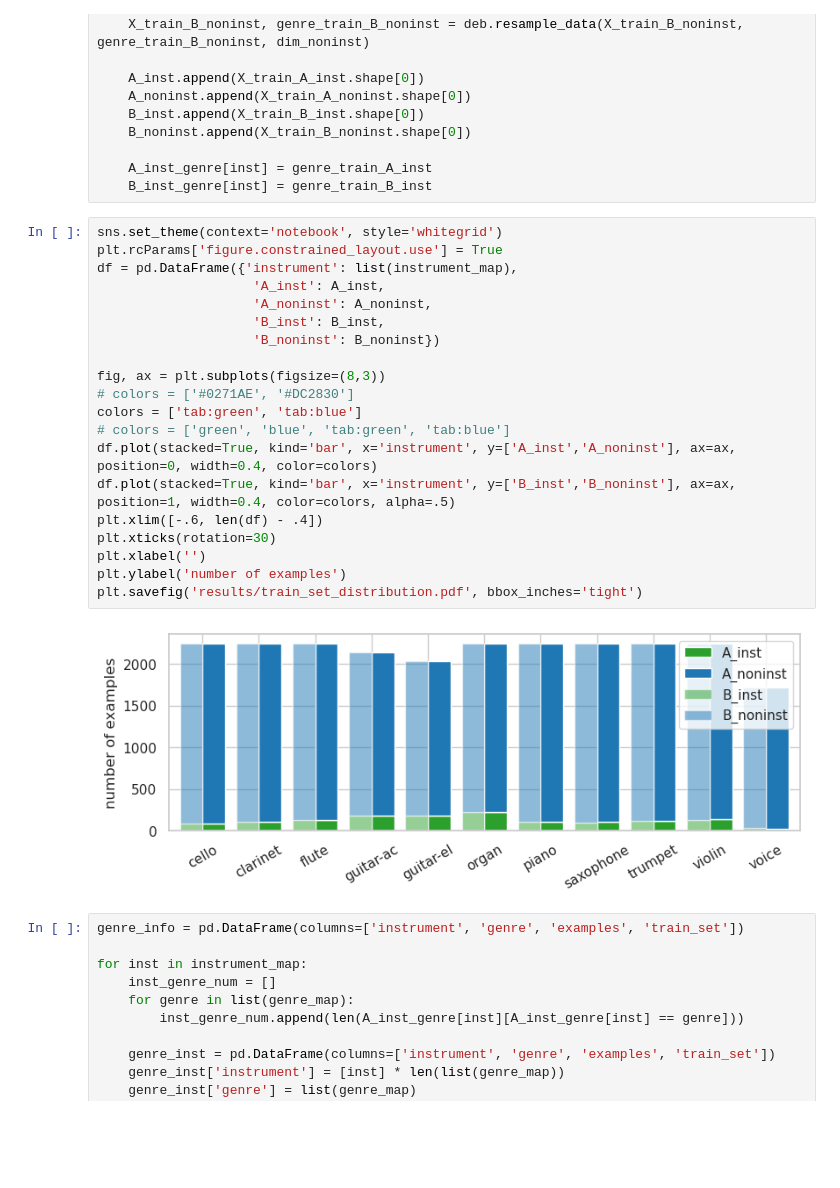
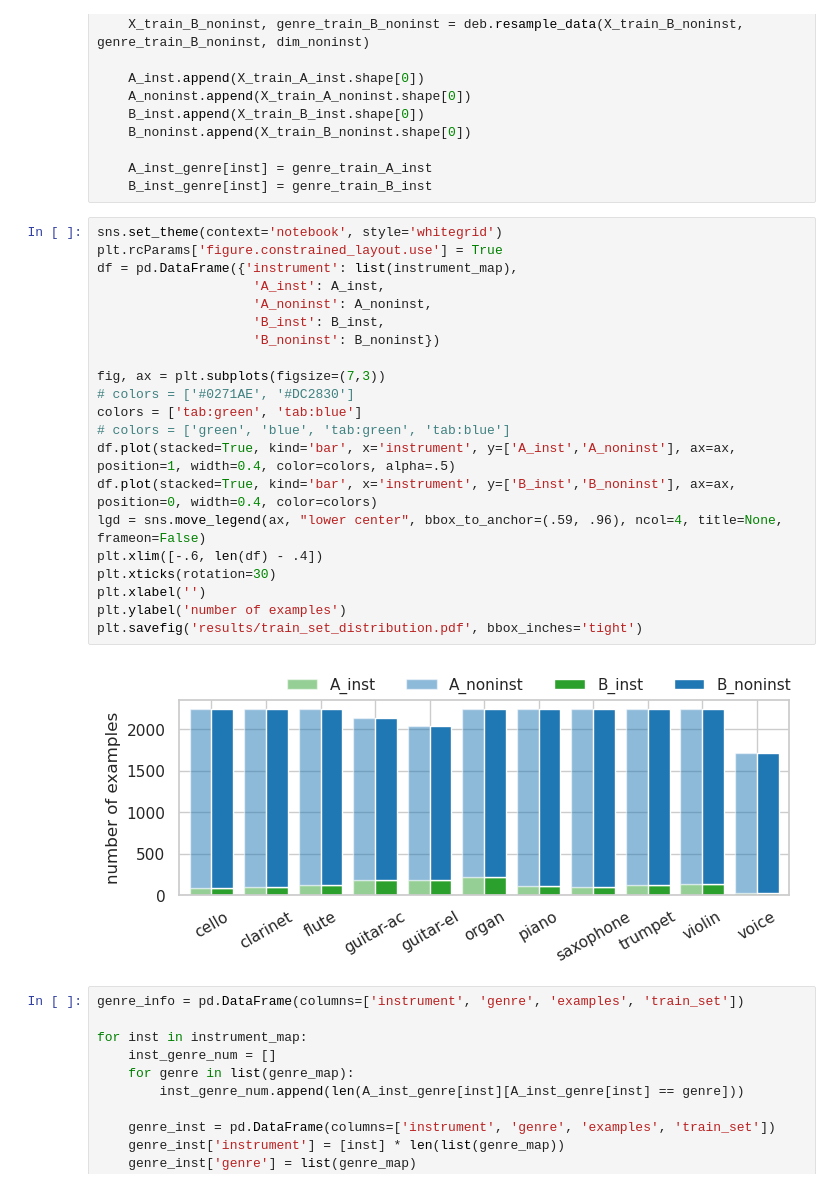
Before and after one commit to changhongw/audio-embedding-bias, a Jupyter notebook: 2_data_distribute.ipynb, the cells around one changed output. Drawn from its saved outputs; the diff is of its cells as text; blank space fills up the shorter version.

```diff
--- a/2_data_distribute.ipynb
+++ b/2_data_distribute.ipynb
@@ -96,25 +96,26 @@ for inst in instrument_map:
 # %%
 sns.set_theme(context='notebook', style='whitegrid')
 plt.rcParams['figure.constrained_layout.use'] = True
 df = pd.DataFrame({'instrument': list(instrument_map),
                     'A_inst': A_inst,
                     'A_noninst': A_noninst,
                     'B_inst': B_inst,
                     'B_noninst': B_noninst})
 
-fig, ax = plt.subplots(figsize=(8,3))
+fig, ax = plt.subplots(figsize=(7,3))
 # colors = ['#0271AE', '#DC2830']
 colors = ['tab:green', 'tab:blue']
 # colors = ['green', 'blue', 'tab:green', 'tab:blue']
-df.plot(stacked=True, kind='bar', x='instrument', y=['A_inst','A_noninst'], ax=ax, position=0, width=0.4, color=colors)
-df.plot(stacked=True, kind='bar', x='instrument', y=['B_inst','B_noninst'], ax=ax, position=1, width=0.4, color=colors, alpha=.5)
+df.plot(stacked=True, kind='bar', x='instrument', y=['A_inst','A_noninst'], ax=ax, position=1, width=0.4, color=colors, alpha=.5)
+df.plot(stacked=True, kind='bar', x='instrument', y=['B_inst','B_noninst'], ax=ax, position=0, width=0.4, color=colors)
+lgd = sns.move_legend(ax, "lower center", bbox_to_anchor=(.59, .96), ncol=4, title=None, frameon=False)
 plt.xlim([-.6, len(df) - .4])
 plt.xticks(rotation=30)
 plt.xlabel('')
 plt.ylabel('number of examples')
 plt.savefig('results/train_set_distribution.pdf', bbox_inches='tight')
 # %% [output]
-[figure, old version]
+[figure, new version]
 # %%
 genre_info = pd.DataFrame(columns=['instrument', 'genre', 'examples', 'train_set'])
 
```
Also changed, not shown: parts of 2 cells of this notebook, 45 other files.
